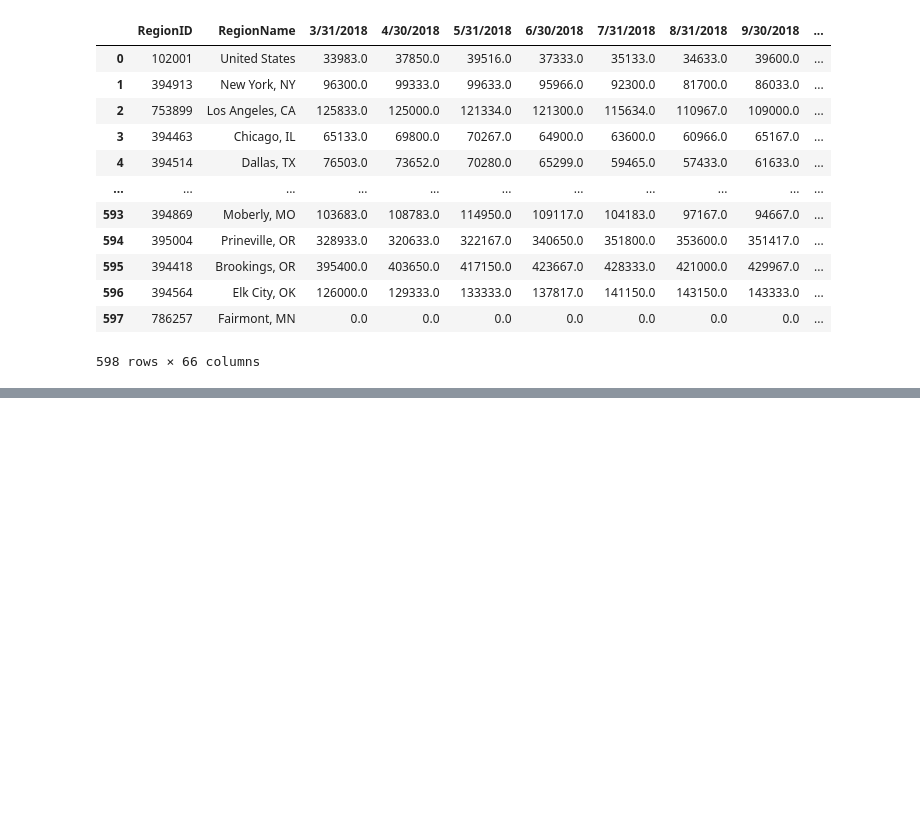
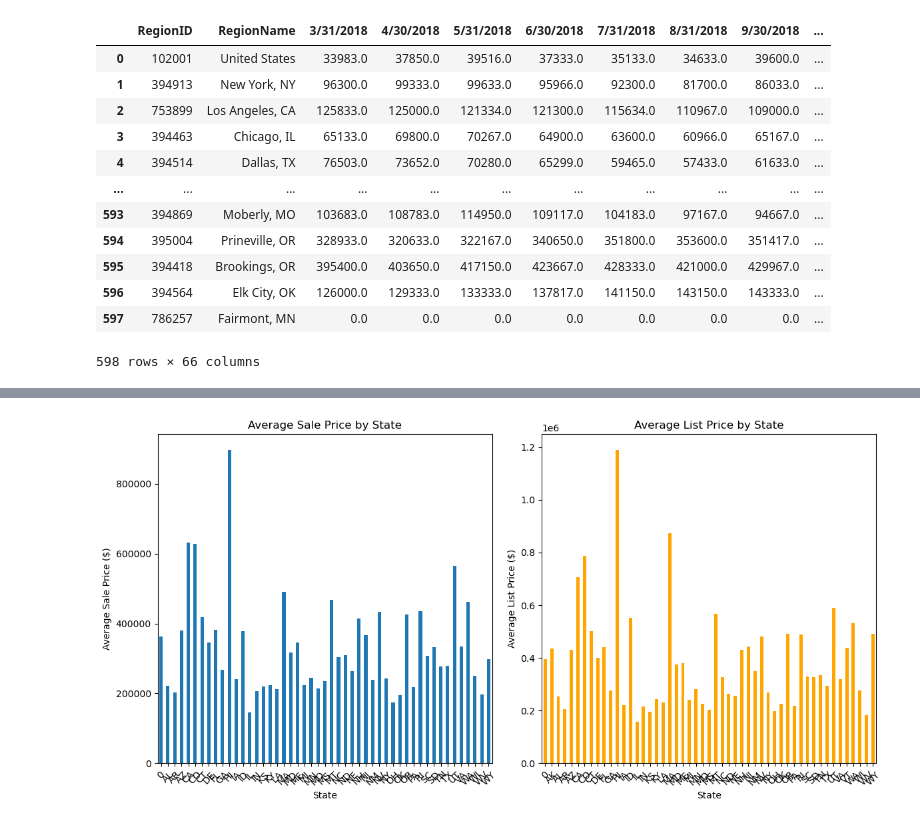
Before and after one commit to TARUNABANSALA/Zillow-Market-Analysis, a Jupyter notebook: Zillow_market_analysis.ipynb, the cells around one changed output, grey strips where cells are left out. Saved outputs shown, nothing was run; the diff lists cells and outputs as text; code cells hidden in the pictures; blank space fills up the shorter version.

```diff
--- a/Zillow_market_analysis.ipynb
+++ b/Zillow_market_analysis.ipynb
@@ -241,0 +269,30 @@ plt.show()
+# %%
+
+
+# Calculate the average sale price and list price across different states
+average_sale_price = Sale_price_zillow_df_filled.groupby('StateName')['6/30/2023'].mean()
+average_list_price = list_price_zillow_df_filled.groupby('StateName')['6/30/2023'].mean()
+
+# Create bar charts for price variation by state
+plt.figure(figsize=(12, 6))
+
+# Bar chart for average sale price
+plt.subplot(1, 2, 1)
+average_sale_price.plot(kind='bar')
+plt.title("Average Sale Price by State")
+plt.xlabel("State")
+plt.ylabel("Average Sale Price ($)")
+plt.xticks(rotation=45)
+
+# Bar chart for average list price
+plt.subplot(1, 2, 2)
+average_list_price.plot(kind='bar', color='orange')
+plt.title("Average List Price by State")
+plt.xlabel("State")
+plt.ylabel("Average List Price ($)")
+plt.xticks(rotation=45)
+
+plt.tight_layout()
+plt.show()
+# %% [output]
+[figure, added]
```
Also changed, not shown: parts of 7 cells of this notebook.
